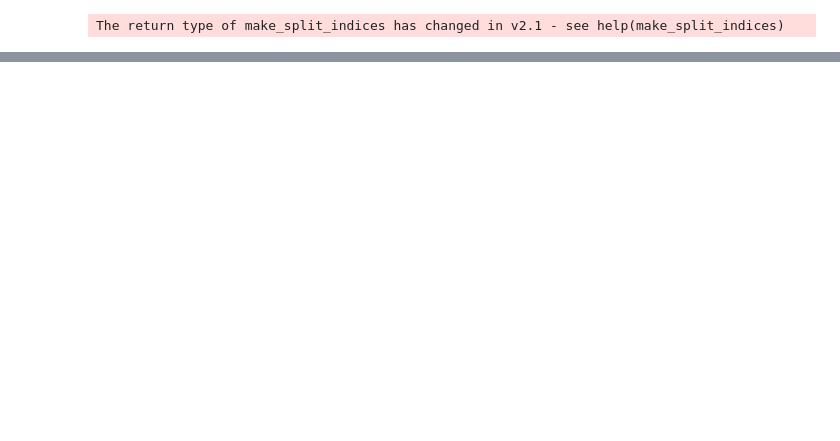
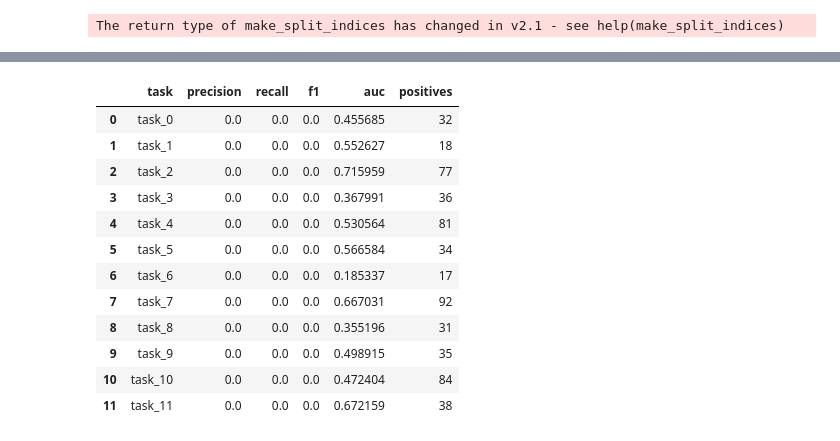
Before and after one commit to heyyyjiaming/DSS5104-MolecularPropertiesGNN, a Jupyter notebook: playground/jiaming.ipynb, the cells around one changed output, grey strips where cells are left out. Saved outputs shown, nothing was run; the diff lists cells and outputs as text; code cells hidden in the pictures; blank space fills up the shorter version.

```diff
--- a/playground/jiaming.ipynb
+++ b/playground/jiaming.ipynb
@@ -446,0 +1295,17 @@ results = trainer.test(mpnn, test_loader)
+# %%
+report_df = compute_classification_report(y_true, probs, threshold=0.7)
+report_df
+# %% [output]
+|  | task | precision | recall | f1 | auc | positives |
+| 0 | task_0 | 0.0 | 0.0 | 0.0 | 0.455685 | 32 |
+| 1 | task_1 | 0.0 | 0.0 | 0.0 | 0.552627 | 18 |
+| 2 | task_2 | 0.0 | 0.0 | 0.0 | 0.715959 | 77 |
+| 3 | task_3 | 0.0 | 0.0 | 0.0 | 0.367991 | 36 |
+| 4 | task_4 | 0.0 | 0.0 | 0.0 | 0.530564 | 81 |
+| 5 | task_5 | 0.0 | 0.0 | 0.0 | 0.566584 | 34 |
+| 6 | task_6 | 0.0 | 0.0 | 0.0 | 0.185337 | 17 |
+| 7 | task_7 | 0.0 | 0.0 | 0.0 | 0.667031 | 92 |
+| 8 | task_8 | 0.0 | 0.0 | 0.0 | 0.355196 | 31 |
+| 9 | task_9 | 0.0 | 0.0 | 0.0 | 0.498915 | 35 |
+| 10 | task_10 | 0.0 | 0.0 | 0.0 | 0.472404 | 84 |
+| 11 | task_11 | 0.0 | 0.0 | 0.0 | 0.672159 | 38 |
```
Also changed, not shown: parts of 57 cells of this notebook, 52 other files.
